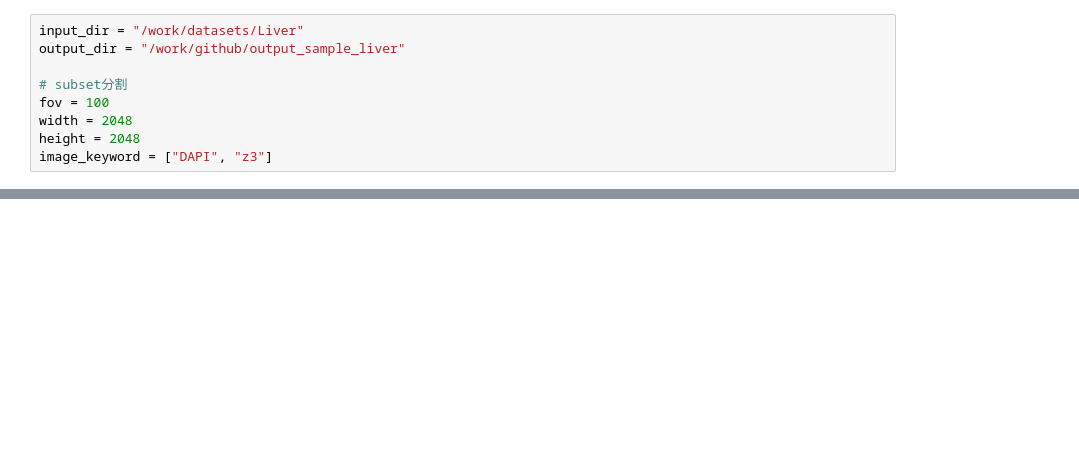
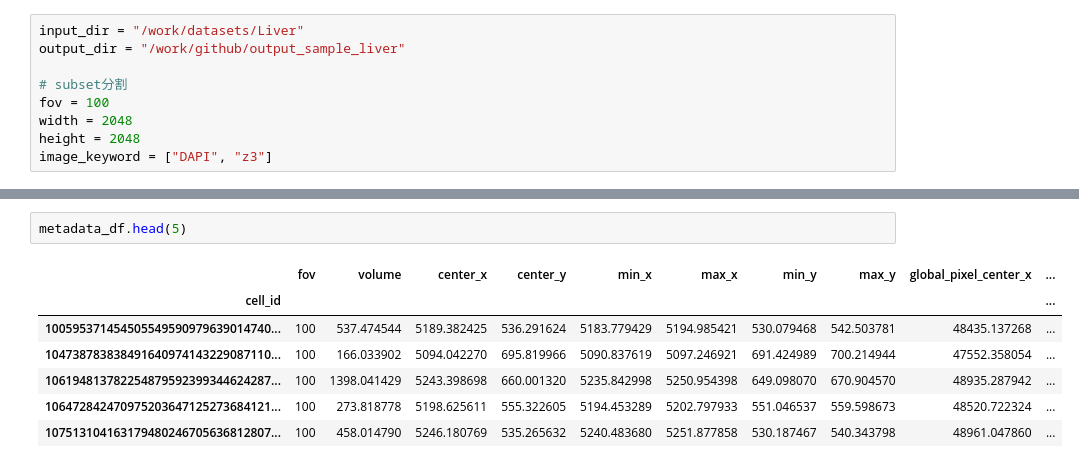
Before and after one commit to hsgym/lab, a Jupyter notebook: sample.ipynb, the cells around one changed output, grey strips where cells are left out. Drawn from its saved outputs; the diff is of its cells as text; blank space fills up the shorter version.

```diff
--- a/sample.ipynb
+++ b/sample.ipynb
@@ -17,0 +62,10 @@ subset.create_subset()
+# %%
+metadata_df.head(5)
+# %% [output]
+|  | fov | volume | center_x | center_y | min_x | max_x | min_y | max_y | global_pixel_center_x | ... |
+| cell_id |  |  |  |  |  |  |  |  |  | ... |
+| 100595371454505549590979639014740... | 100 | 537.474544 | 5189.382425 | 536.291624 | 5183.779429 | 5194.985421 | 530.079468 | 542.503781 | 48435.137268 | ... |
+| 104738783838491640974143229087110... | 100 | 166.033902 | 5094.042270 | 695.819966 | 5090.837619 | 5097.246921 | 691.424989 | 700.214944 | 47552.358054 | ... |
+| 106194813782254879592399344624287... | 100 | 1398.041429 | 5243.398698 | 660.001320 | 5235.842998 | 5250.954398 | 649.098070 | 670.904570 | 48935.287942 | ... |
+| 106472842470975203647125273684121... | 100 | 273.818778 | 5198.625611 | 555.322605 | 5194.453289 | 5202.797933 | 551.046537 | 559.598673 | 48520.722324 | ... |
+| 107513104163179480246705636812807... | 100 | 458.014790 | 5246.180769 | 535.265632 | 5240.483680 | 5251.877858 | 530.187467 | 540.343798 | 48961.047860 | ... |
```
Also changed, not shown: parts of 13 cells of this notebook, 2 other files.
